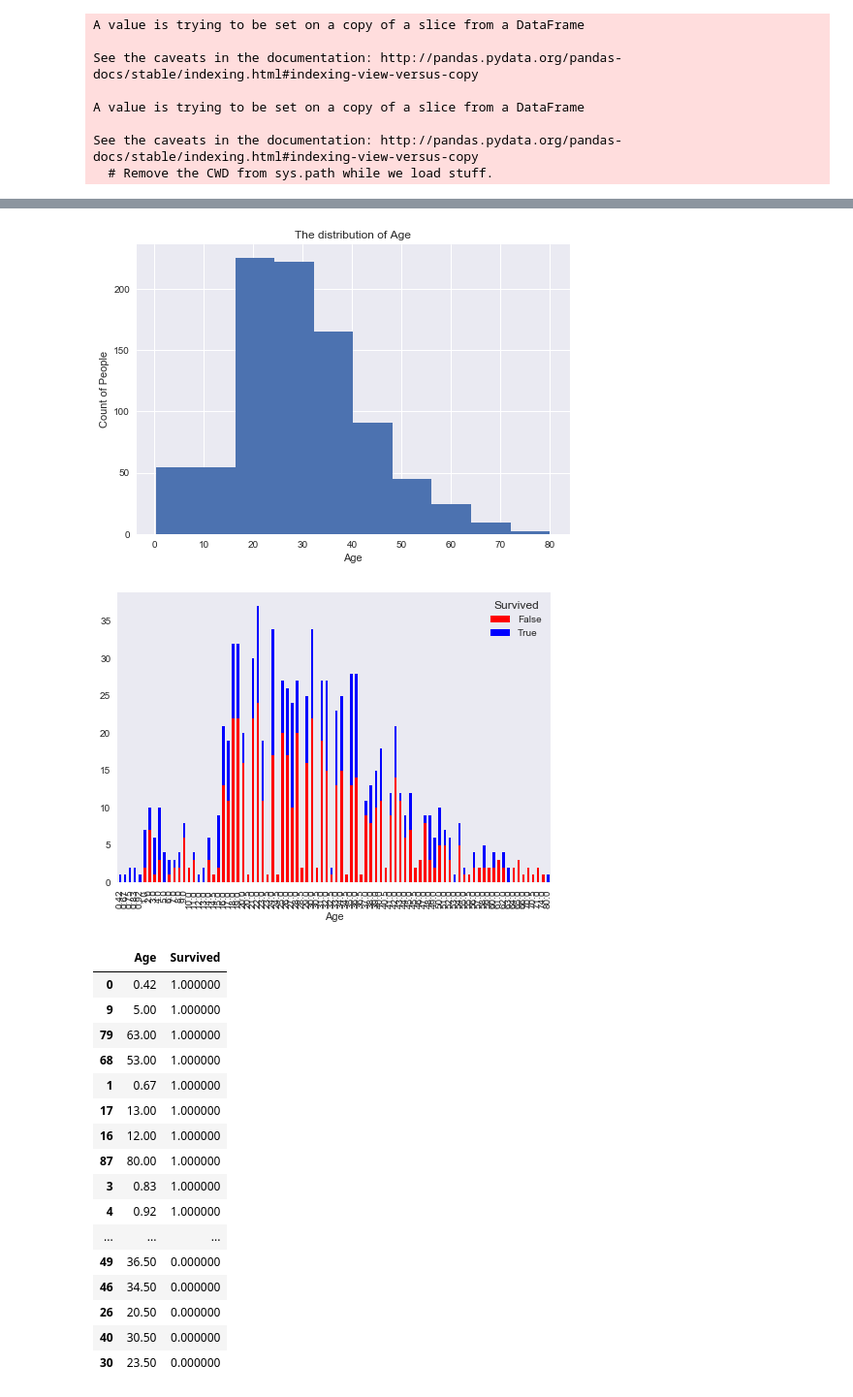
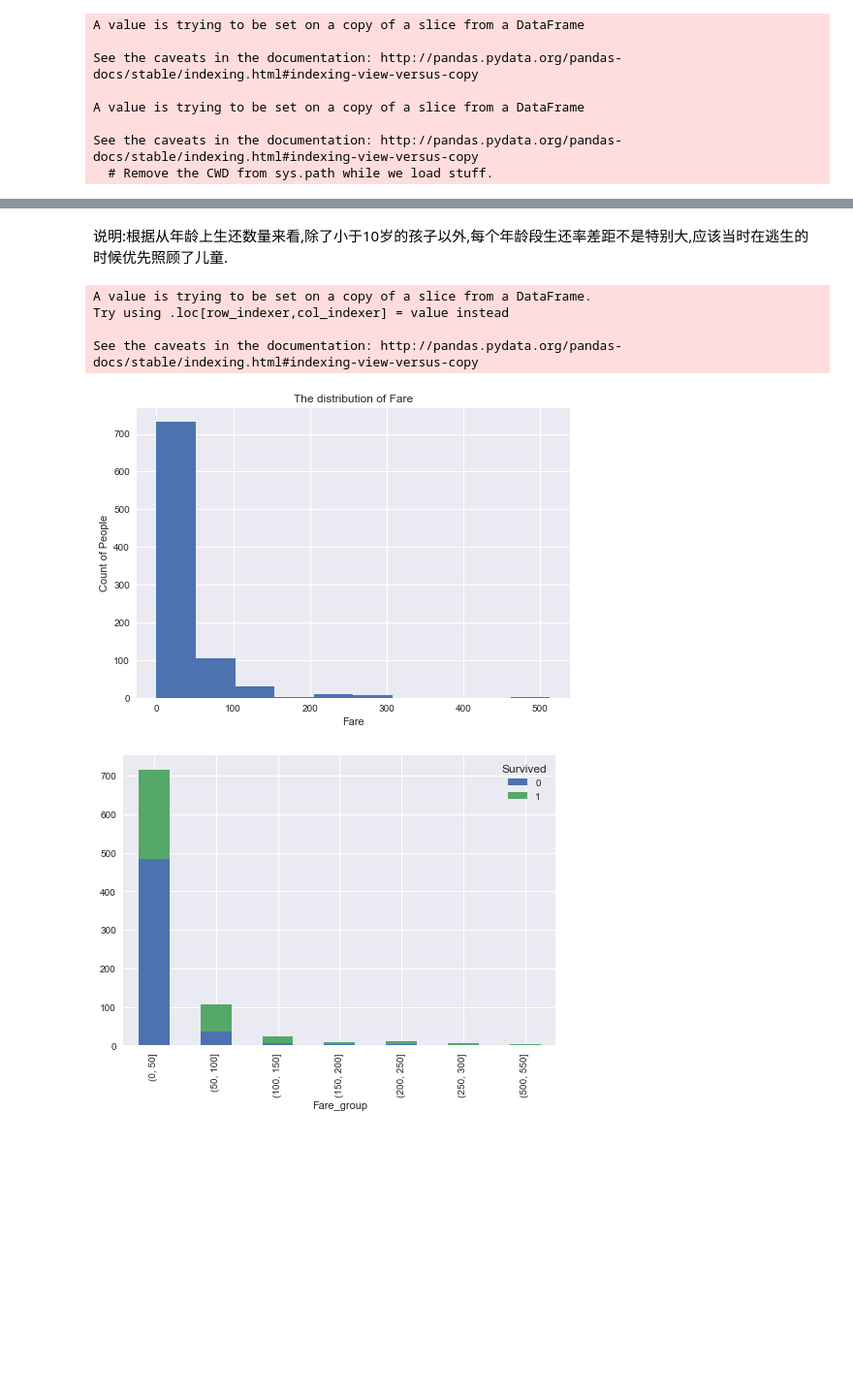
Before and after one commit to xueweiyema/titanic_analysis, a Jupyter notebook: titanic.ipynb, the cells around one changed output, grey strips where cells are left out. Shown at 97% size. Cells and saved outputs as stored; diff of their text form; code cells hidden in the pictures; blank space fills up the shorter version.

```diff
--- a/titanic.ipynb
+++ b/titanic.ipynb
@@ -137,34 +186,29 @@ e_df.groupby(['Embarked'], as_index=False).mean().sort_values(by='Survived', asc
+# %% [markdown]
+说明:根据从年龄上生还数量来看,除了小于10岁的孩子以外,每个年龄段生还率差距不是特别大,应该当时在逃生的时候优先照顾了儿童.
 # %%
-# 生存与年龄的关系
+# 生存与票价费用的关系
 # 由于不是离散数据应此用图像显示
 fig=plt.figure()
 ax=fig.add_subplot(1,1,1)
-ax.hist(df['Age'],bins=10)
-plt.title('The distribution of Age')
-plt.xlabel('Age')
+ax.hist(df['Fare'],bins=10)
+plt.title('The distribution of Fare')
+plt.xlabel('Fare')
 plt.ylabel('Count of People')
-temp=pd.crosstab([df.Age],df.Survived.astype(bool))
-temp.plot(kind='bar',stacked=True,color=['red','blue'],grid=False)
+# temp=pd.crosstab([df.Fare],df.Survived.astype(bool))
+# temp.plot(kind='bar',stacked=True,color=['red','blue'],grid=False)
+f_df=df[['Fare','Survived']]
+# f_df.groupby(['Fare'], as_index=False).mean().sort_values(by='Survived', ascending=False)
+bins = np.arange(0,600,50)
+f_df['Fare_group']=pd.cut(f_df['Fare'], bins)
+f_df.groupby(['Fare_group','Survived'])['Survived'].count().unstack().plot(kind='bar',stacked=True)
+f_df.boxplot('Fare', by='Survived',showfliers = False)
+f_df = f_df.drop("Fare",axis=1)
+f_df.groupby(['Fare_group']).mean().plot(kind='bar',stacked=True)
 plt.show()
-a_df=df[['Age','Survived']]
-a_df.groupby(['Age'], as_index=False).mean().sort_values(by='Survived', ascending=False)
 # %% [output]
+A value is trying to be set on a copy of a slice from a DataFrame.
+Try using .loc[row_indexer,col_indexer] = value instead
+
+See the caveats in the documentation: http://pandas.pydata.org/pandas-docs/stable/indexing.html#indexing-view-versus-copy
-[figure, old version]
+[figure, new version]
-[figure, old version]
+[figure, new version]
-|  | Age | Survived |
-| 0 | 0.42 | 1.000000 |
-| 9 | 5.00 | 1.000000 |
-| 79 | 63.00 | 1.000000 |
-| 68 | 53.00 | 1.000000 |
-| 1 | 0.67 | 1.000000 |
-| 17 | 13.00 | 1.000000 |
-| 16 | 12.00 | 1.000000 |
-| 87 | 80.00 | 1.000000 |
-| 3 | 0.83 | 1.000000 |
-| 4 | 0.92 | 1.000000 |
-| ... | ... | ... |
-| 49 | 36.50 | 0.000000 |
-| 46 | 34.50 | 0.000000 |
-| 26 | 20.50 | 0.000000 |
-| 40 | 30.50 | 0.000000 |
-| 30 | 23.50 | 0.000000 |
```
Also changed, not shown: parts of 28 cells of this notebook, 1 other file.
